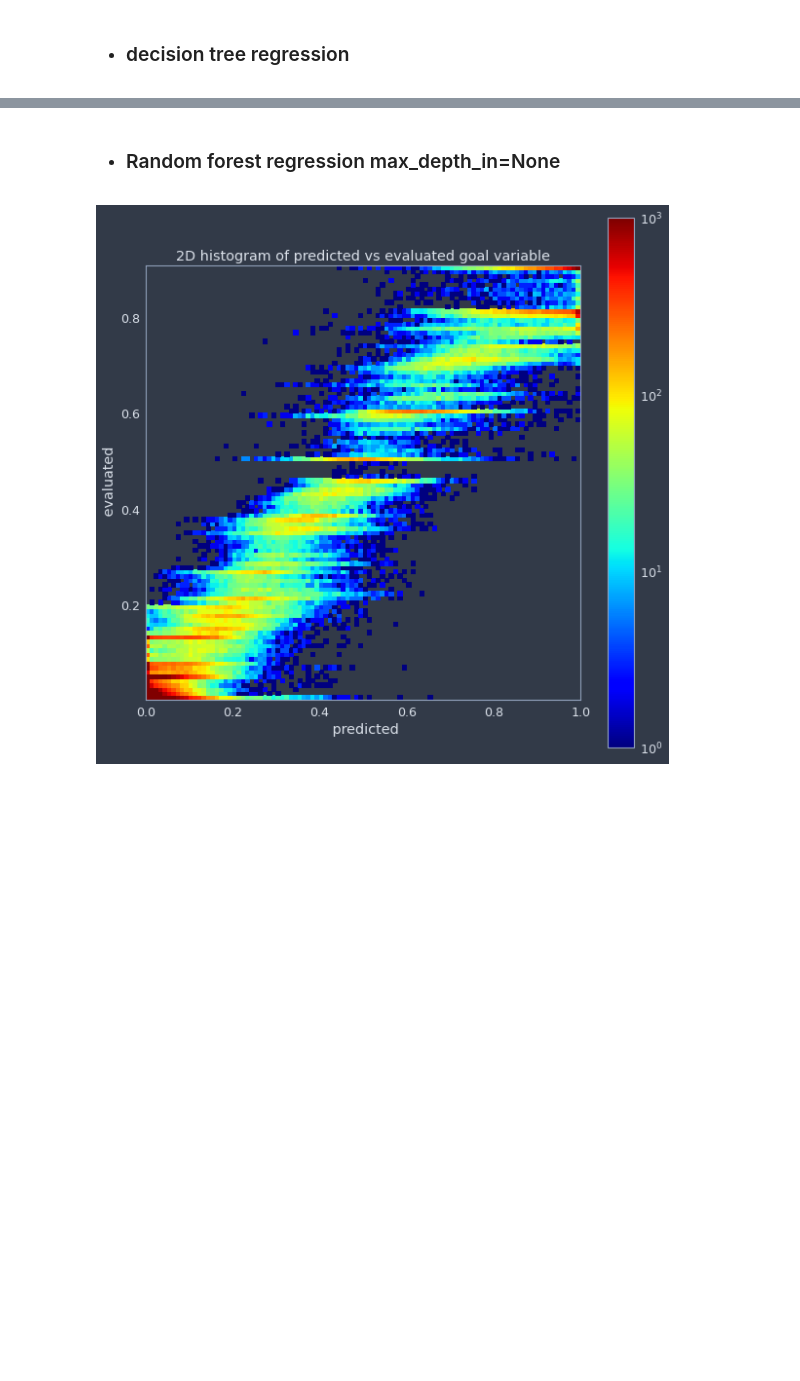
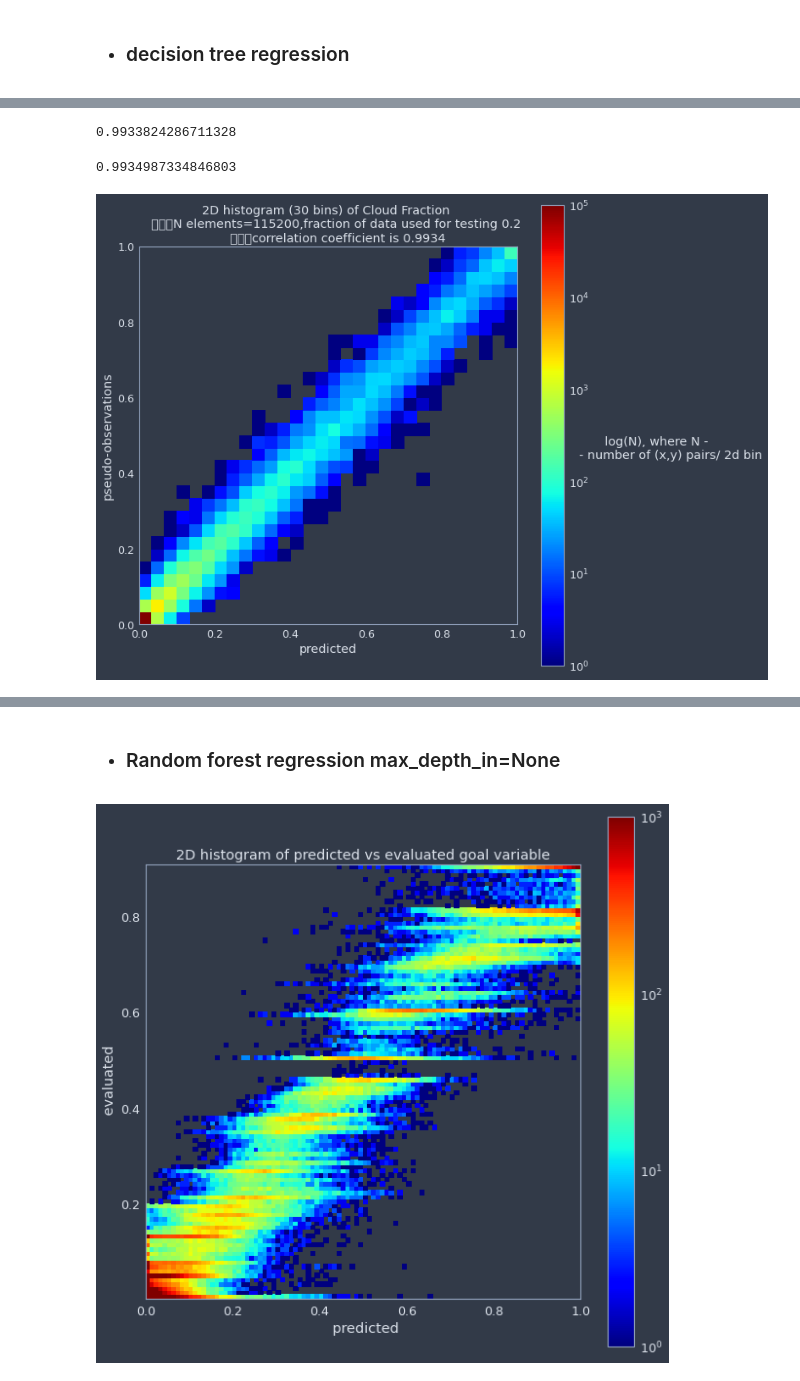
Before and after one commit to Egor93/MSC_repo, a Jupyter notebook: regression/tree_regression_plotter.ipynb, the cells around one changed output, grey strips where cells are left out. Drawn from its saved outputs; the diff is of its cells as text; code cells hidden in the pictures; blank space fills up the shorter version.

```diff
--- a/regression/tree_regression_plotter.ipynb
+++ b/regression/tree_regression_plotter.ipynb
@@ -30,7 +30,7 @@ fname='ncr_pdf_douze_025deg.nc'
 goal_var = 'cl_l'
 input_vars = ['qsm', 'qtm', 'qlm', 'skew_l', 'var_l', 'var_t', 'tm', 'pm']
 add_vars = ['qvlm','qsm']
-eval_fraction=0.6
+eval_fraction=0.2
 regtype = 'decision_tree'
 # ['decision_tree','gradient boost','random forest']
 max_depth_in=None
@@ -43,0 +37,8 @@ ncr_pdf_douze_00625deg.nc  ncr_pdf_douze_1deg.nc
+# %%
+# make sure that changes in module are applied in j notebook
+reload(cft)
+
+# DATA PREPROCESSING
+prepro=cft.DataPrepro(curdir,fname,goal_var,input_vars,add_vars,eval_fraction)
+# methods should be in this particular order!!
+processed_data = prepro.get_processed_data(split_randomly=True)
@@ -43,0 +60,20 @@ ncr_pdf_douze_00625deg.nc  ncr_pdf_douze_1deg.nc
+# %%
+corrmat=np.corrcoef(goalvar_pred, goalvar_eval)
+corr=corrmat[0,1]
+corr
+# %% [output]
+0.9933824286711328
+# %%
+corr=covmat[0][1]/(np.sqrt(covmat[0,0])*np.sqrt(covmat[1,1]))
+corr
+# %% [output]
+0.9934987334846803
+# %%
+# VISUALISATION
+# colormap of lognormalized due to high values range.
+# empty regions correspond to log(0)=-inf
+reload(cft)
+cft.hist_plot(goalvar_pred, goalvar_eval, eval_fraction,bins=30,vmax=None,cmax=None,
+              norm=LogNorm())
+# %% [output]
+[figure, added]
```
Also changed, not shown: parts of 24 cells of this notebook, 1 other file.
